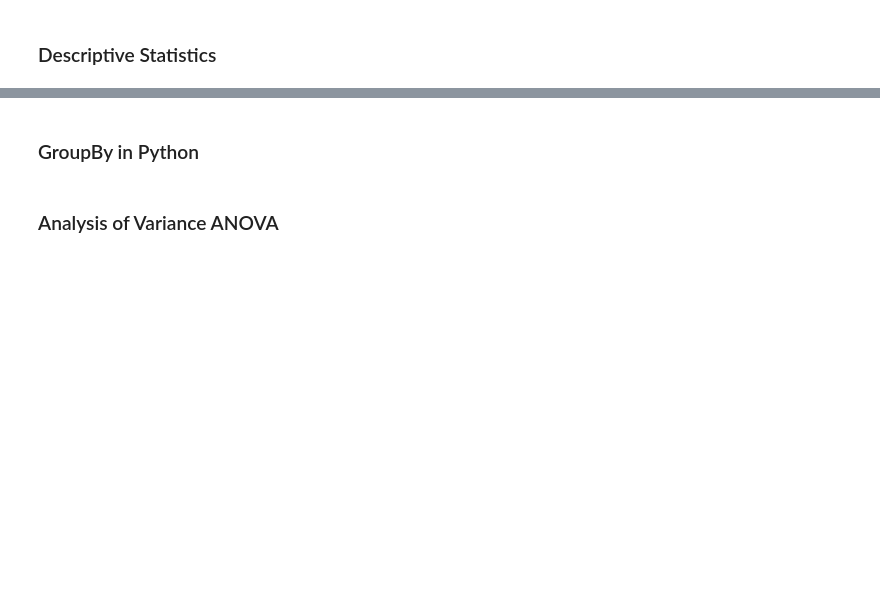
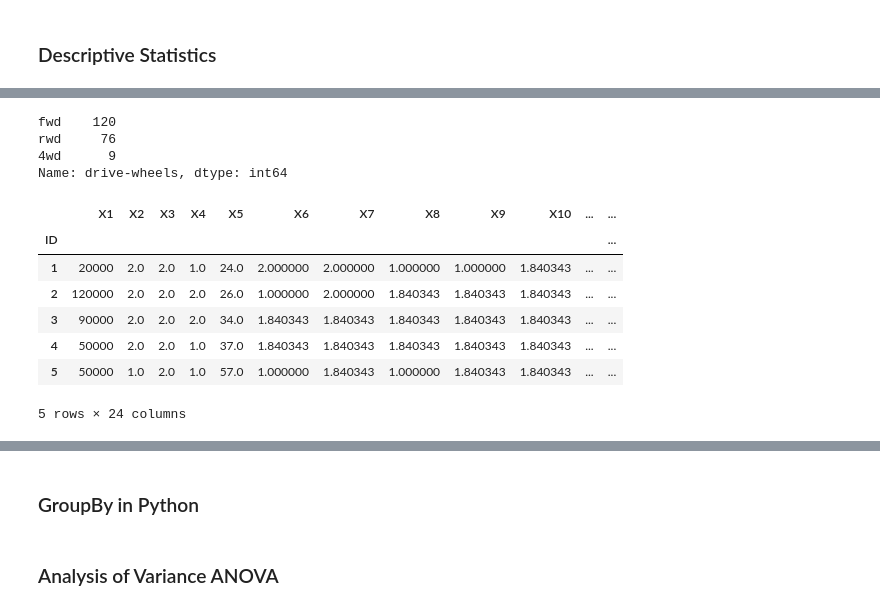
Before and after one commit to PosgradoMNA/actividades-de-aprendizaje-JavierP-rez, a Jupyter notebook: Semana6_19to25Oct/Modulo3_Semana6_DataAnalysisWithPython_IBM.ipynb, the cells around one changed output, grey strips where cells are left out. Saved outputs shown, nothing was run; the diff lists cells and outputs as text; code cells hidden in the pictures; blank space fills up the shorter version.

```diff
--- a/Semana6_19to25Oct/Modulo3_Semana6_DataAnalysisWithPython_IBM.ipynb
+++ b/Semana6_19to25Oct/Modulo3_Semana6_DataAnalysisWithPython_IBM.ipynb
@@ -37,0 +141,21 @@ Fecha: 19 de octubre del 2022
+# %%
+df["drive-wheels"].value_counts()
+# %% [output]
+fwd    120
+rwd     76
+4wd      9
+Name: drive-wheels, dtype: int64
+# %%
+csv_path = 'https://raw.githubusercontent.com/PosgradoMNA/actividades-del-projecto-equipo70/main/Semana4_5to11Oct/clean_db.csv'
+clean_df = pd.read_csv(csv_path, index_col=0) # csv a un DataFrame
+df01 = clean_df.copy() # Copia para trabajar el DataFrame
+df01.head()
+# %% [output]
+|  | X1 | X2 | X3 | X4 | X5 | X6 | X7 | X8 | X9 | X10 | ... | ... |
+| ID |  |  |  |  |  |  |  |  |  |  |  | ... |
+| 1 | 20000 | 2.0 | 2.0 | 1.0 | 24.0 | 2.000000 | 2.000000 | 1.000000 | 1.000000 | 1.840343 | ... | ... |
+| 2 | 120000 | 2.0 | 2.0 | 2.0 | 26.0 | 1.000000 | 2.000000 | 1.840343 | 1.840343 | 1.840343 | ... | ... |
+| 3 | 90000 | 2.0 | 2.0 | 2.0 | 34.0 | 1.840343 | 1.840343 | 1.840343 | 1.840343 | 1.840343 | ... | ... |
+| 4 | 50000 | 2.0 | 2.0 | 1.0 | 37.0 | 1.840343 | 1.840343 | 1.840343 | 1.840343 | 1.840343 | ... | ... |
+| 5 | 50000 | 1.0 | 2.0 | 1.0 | 57.0 | 1.000000 | 1.840343 | 1.000000 | 1.840343 | 1.840343 | ... | ... |
+5 rows × 24 columns
```
Also changed, not shown: parts of 9 cells of this notebook.
